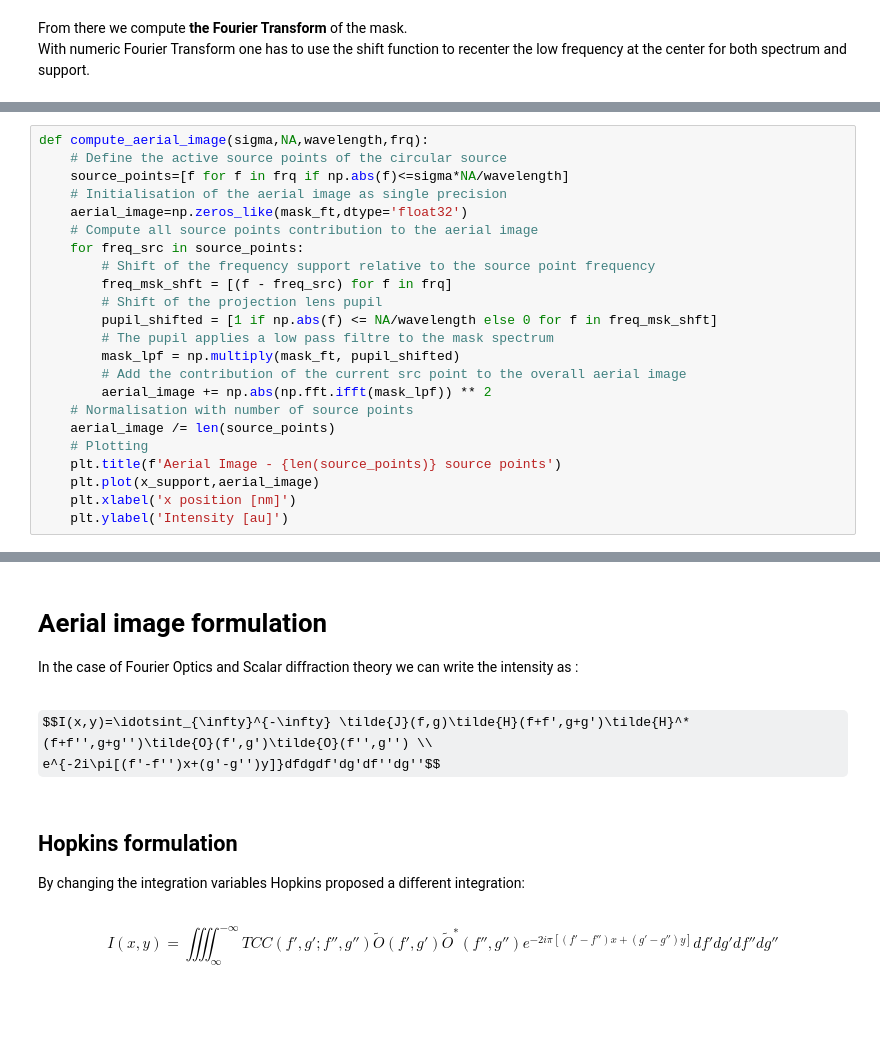
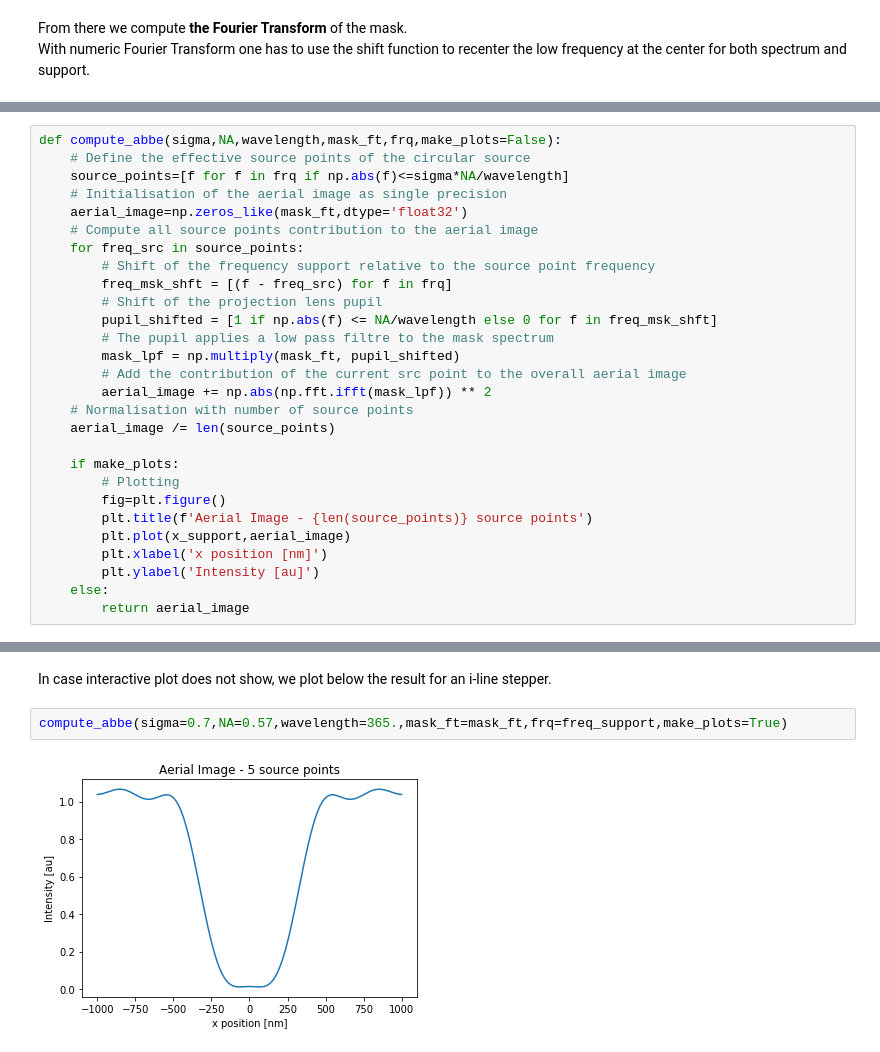
Before and after one commit to pierremifasol/Lithography-Simulation, a Jupyter notebook: Lithography.ipynb, the cells around one changed output, grey strips where cells are left out. Drawn from its saved outputs; the diff is of its cells as text; some formulas as TeX source; blank space fills up the shorter version.

```diff
--- a/Lithography.ipynb
+++ b/Lithography.ipynb
@@ -57,6 +189,6 @@ $$f=\frac{\sin(\theta)}{\lambda}$$
 # %%
-def compute_aerial_image(sigma,NA,wavelength,frq):
-    # Define the active source points of the circular source
+def compute_abbe(sigma,NA,wavelength,mask_ft,frq,make_plots=False):
+    # Define the effective source points of the circular source
     source_points=[f for f in frq if np.abs(f)<=sigma*NA/wavelength]
     # Initialisation of the aerial image as single precision
     aerial_image=np.zeros_like(mask_ft,dtype='float32')
@@ -72,9 +204,14 @@ def compute_aerial_image(sigma,NA,wavelength,frq):
         aerial_image += np.abs(np.fft.ifft(mask_lpf)) ** 2
     # Normalisation with number of source points
     aerial_image /= len(source_points)
-    # Plotting
-    plt.title(f'Aerial Image - {len(source_points)} source points')
-    plt.plot(x_support,aerial_image)
-    plt.xlabel('x position [nm]')
-    plt.ylabel('Intensity [au]')
+
+    if make_plots:
+        # Plotting
+        fig=plt.figure()
+        plt.title(f'Aerial Image - {len(source_points)} source points')
+        plt.plot(x_support,aerial_image)
+        plt.xlabel('x position [nm]')
+        plt.ylabel('Intensity [au]')
+    else:
+        return aerial_image
 # %% [markdown]
@@ -103,12 +225,6 @@ $$\tilde{H}(f,g)=\text{circ}\left(\frac{\sqrt{f^2+g^2}}{\frac{\text{NA}}{\lambda
-# %% [markdown]
-# Aerial image formulation
-
-In the case of Fourier Optics and Scalar diffraction theory we can write the intensity as :
-# %% [markdown]
-$$I(x,y)=\idotsint_{\infty}^{-\infty} \tilde{J}(f,g)\tilde{H}(f+f',g+g')\tilde{H}^*(f+f'',g+g'')\tilde{O}(f',g')\tilde{O}(f'',g'') \\
-	e^{-2i\pi[(f'-f'')x+(g'-g'')y]}dfdgdf'dg'df''dg''$$
-# %% [markdown]
-## Hopkins formulation
-By changing the integration variables Hopkins proposed a different integration:
-# %% [markdown]
-$$I(x,y)=\iiiint_{\infty}^{-\infty}TCC(f',g';f'',g'')\tilde{O}(f',g')\tilde{O}^{*}(f'',g'')e^{-2i\pi[(f'-f'')x+(g'-g'')y]}df'dg'df''dg''$$
+# %% [markdown]
+In case interactive plot does not show, we plot below the result for an i-line stepper.
+# %%
+compute_abbe(sigma=0.7,NA=0.57,wavelength=365.,mask_ft=mask_ft,frq=freq_support,make_plots=True)
+# %% [output]
+[figure, added]
```
Also changed, not shown: parts of 32 cells of this notebook.
